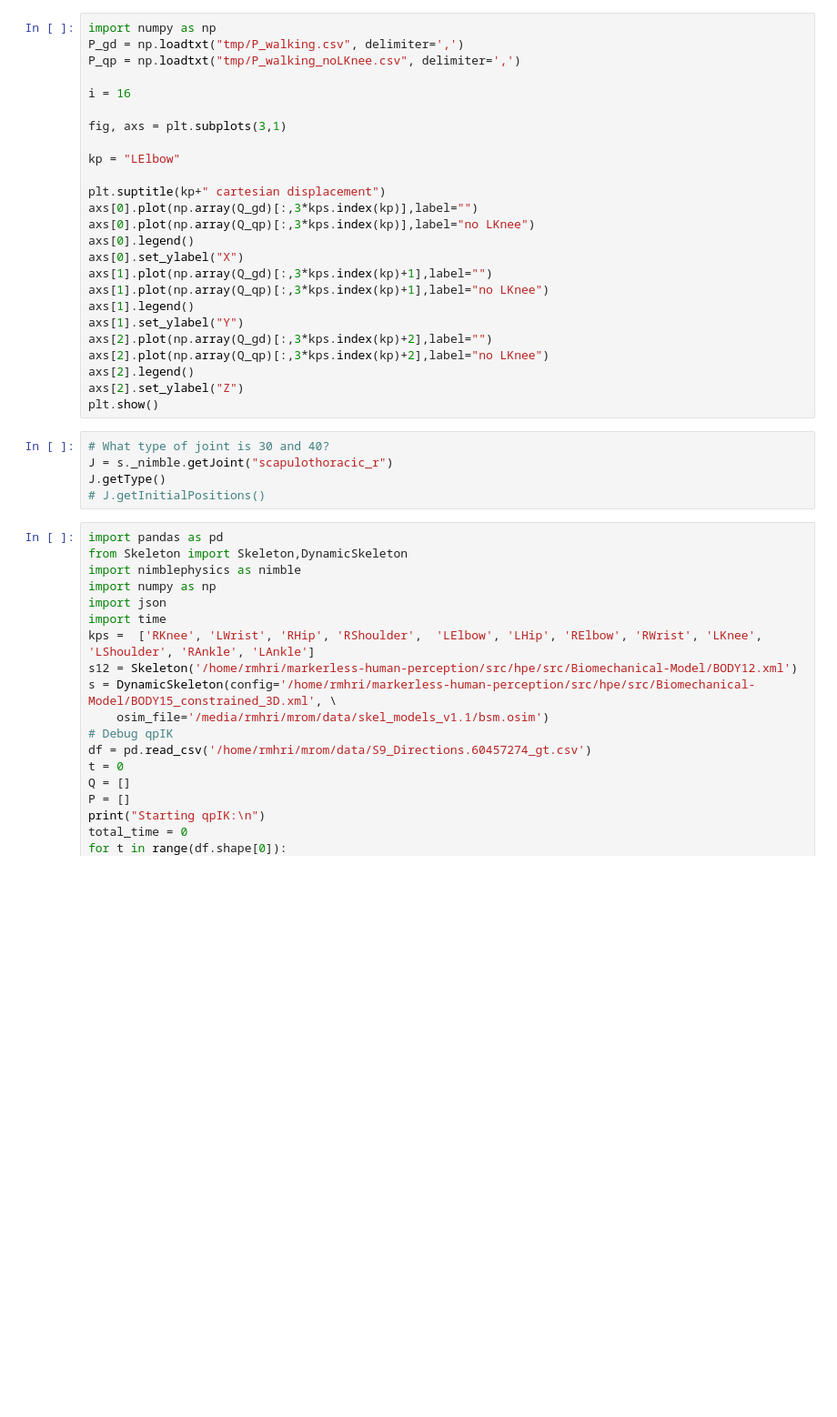
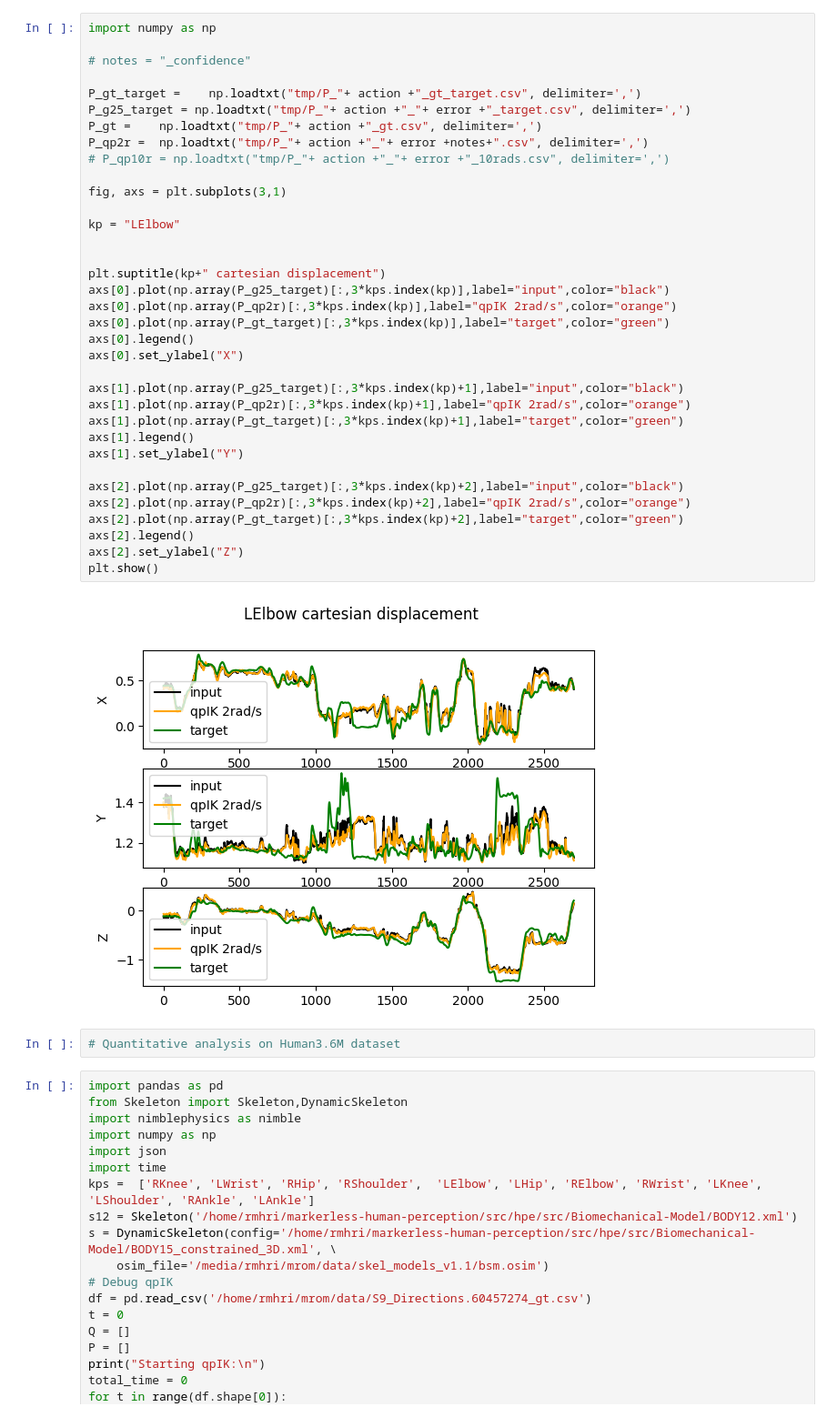
Before and after one commit to PARCO-LAB/COMETH, a Jupyter notebook: kinematic_example.ipynb, the cells around one changed output. Shown at 91% size. Cells and saved outputs as stored; diff of their text form; blank space fills up the shorter version.

```diff
--- a/kinematic_example.ipynb
+++ b/kinematic_example.ipynb
@@ -154,33 +166,42 @@ plt.show()
 # %%
 import numpy as np
-P_gd = np.loadtxt("tmp/P_walking.csv", delimiter=',')
-P_qp = np.loadtxt("tmp/P_walking_noLKnee.csv", delimiter=',')
 
-i = 16
+# notes = "_confidence"
+
+P_gt_target =    np.loadtxt("tmp/P_"+ action +"_gt_target.csv", delimiter=',')
+P_g25_target = np.loadtxt("tmp/P_"+ action +"_"+ error +"_target.csv", delimiter=',')
+P_gt =    np.loadtxt("tmp/P_"+ action +"_gt.csv", delimiter=',')
+P_qp2r =  np.loadtxt("tmp/P_"+ action +"_"+ error +notes+".csv", delimiter=',')
+# P_qp10r = np.loadtxt("tmp/P_"+ action +"_"+ error +"_10rads.csv", delimiter=',')
 
 fig, axs = plt.subplots(3,1)
 
 kp = "LElbow"
 
+
 plt.suptitle(kp+" cartesian displacement")
-axs[0].plot(np.array(Q_gd)[:,3*kps.index(kp)],label="")
-axs[0].plot(np.array(Q_qp)[:,3*kps.index(kp)],label="no LKnee")
+axs[0].plot(np.array(P_g25_target)[:,3*kps.index(kp)],label="input",color="black")
+axs[0].plot(np.array(P_qp2r)[:,3*kps.index(kp)],label="qpIK 2rad/s",color="orange")
+axs[0].plot(np.array(P_gt_target)[:,3*kps.index(kp)],label="target",color="green")
 axs[0].legend()
 axs[0].set_ylabel("X")
-axs[1].plot(np.array(Q_gd)[:,3*kps.index(kp)+1],label="")
-axs[1].plot(np.array(Q_qp)[:,3*kps.index(kp)+1],label="no LKnee")
+
+axs[1].plot(np.array(P_g25_target)[:,3*kps.index(kp)+1],label="input",color="black")
+axs[1].plot(np.array(P_qp2r)[:,3*kps.index(kp)+1],label="qpIK 2rad/s",color="orange")
+axs[1].plot(np.array(P_gt_target)[:,3*kps.index(kp)+1],label="target",color="green")
 axs[1].legend()
 axs[1].set_ylabel("Y")
-axs[2].plot(np.array(Q_gd)[:,3*kps.index(kp)+2],label="")
-axs[2].plot(np.array(Q_qp)[:,3*kps.index(kp)+2],label="no LKnee")
+
+axs[2].plot(np.array(P_g25_target)[:,3*kps.index(kp)+2],label="input",color="black")
+axs[2].plot(np.array(P_qp2r)[:,3*kps.index(kp)+2],label="qpIK 2rad/s",color="orange")
+axs[2].plot(np.array(P_gt_target)[:,3*kps.index(kp)+2],label="target",color="green")
 axs[2].legend()
 axs[2].set_ylabel("Z")
 plt.show()
+# %% [output]
+[figure, added]
-# %%
-# What type of joint is 30 and 40?
-J = s._nimble.getJoint("scapulothoracic_r")
-J.getType()
-# J.getInitialPositions()
+# %%
+# Quantitative analysis on Human3.6M dataset
 # %%
 import pandas as pd
 from Skeleton import Skeleton,DynamicSkeleton
```
Also changed, not shown: parts of 4 cells of this notebook, 3 other files.
